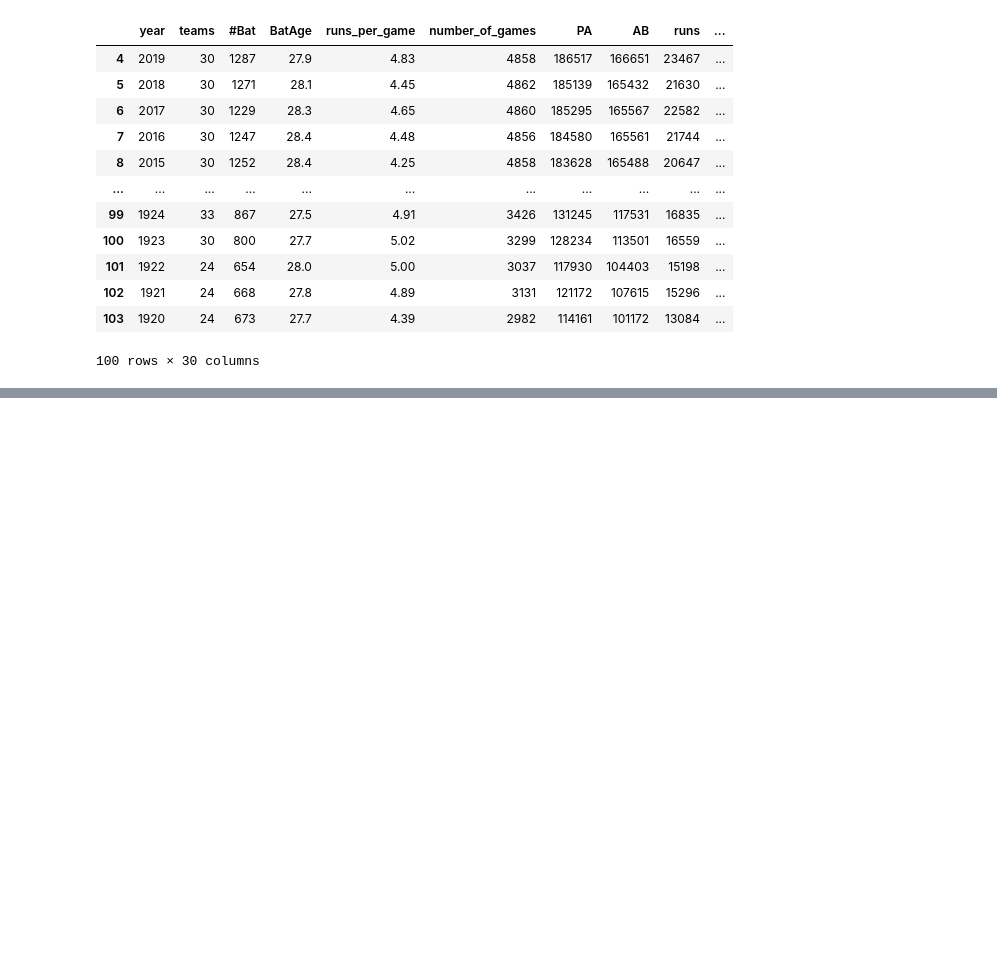
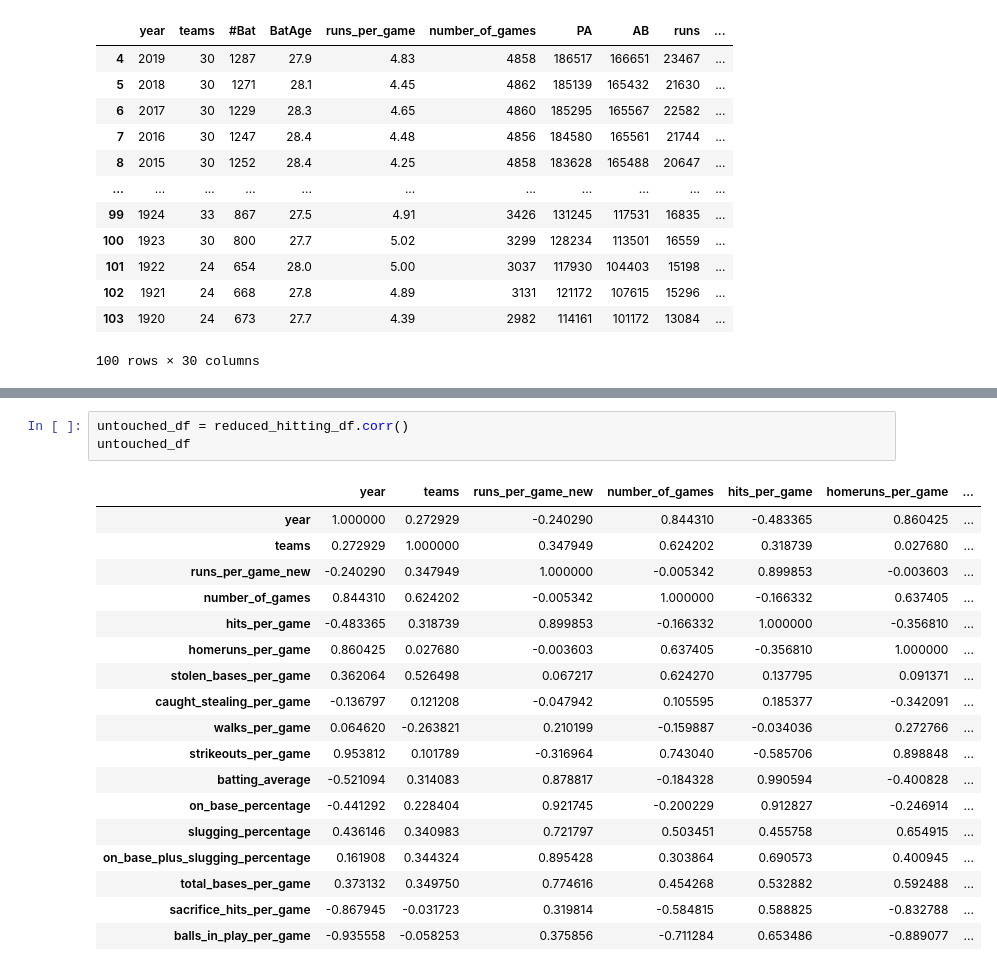
Before and after one commit to digital-buddha42/Baseball-Run-Correlations, a Jupyter notebook: Baseball Project.ipynb, the cells around one changed output, grey strips where cells are left out. Drawn from its saved outputs; the diff is of its cells as text; blank space fills up the shorter version.

```diff
--- a/Baseball Project.ipynb
+++ b/Baseball Project.ipynb
@@ -163,0 +186,22 @@ correlation_df
+# %%
+untouched_df = reduced_hitting_df.corr()
+untouched_df
+# %% [output]
+|  | year | teams | runs_per_game_new | number_of_games | hits_per_game | homeruns_per_game | ... |
+| year | 1.000000 | 0.272929 | -0.240290 | 0.844310 | -0.483365 | 0.860425 | ... |
+| teams | 0.272929 | 1.000000 | 0.347949 | 0.624202 | 0.318739 | 0.027680 | ... |
+| runs_per_game_new | -0.240290 | 0.347949 | 1.000000 | -0.005342 | 0.899853 | -0.003603 | ... |
+| number_of_games | 0.844310 | 0.624202 | -0.005342 | 1.000000 | -0.166332 | 0.637405 | ... |
+| hits_per_game | -0.483365 | 0.318739 | 0.899853 | -0.166332 | 1.000000 | -0.356810 | ... |
+| homeruns_per_game | 0.860425 | 0.027680 | -0.003603 | 0.637405 | -0.356810 | 1.000000 | ... |
+| stolen_bases_per_game | 0.362064 | 0.526498 | 0.067217 | 0.624270 | 0.137795 | 0.091371 | ... |
+| caught_stealing_per_game | -0.136797 | 0.121208 | -0.047942 | 0.105595 | 0.185377 | -0.342091 | ... |
+| walks_per_game | 0.064620 | -0.263821 | 0.210199 | -0.159887 | -0.034036 | 0.272766 | ... |
+| strikeouts_per_game | 0.953812 | 0.101789 | -0.316964 | 0.743040 | -0.585706 | 0.898848 | ... |
+| batting_average | -0.521094 | 0.314083 | 0.878817 | -0.184328 | 0.990594 | -0.400828 | ... |
+| on_base_percentage | -0.441292 | 0.228404 | 0.921745 | -0.200229 | 0.912827 | -0.246914 | ... |
+| slugging_percentage | 0.436146 | 0.340983 | 0.721797 | 0.503451 | 0.455758 | 0.654915 | ... |
+| on_base_plus_slugging_percentage | 0.161908 | 0.344324 | 0.895428 | 0.303864 | 0.690573 | 0.400945 | ... |
+| total_bases_per_game | 0.373132 | 0.349750 | 0.774616 | 0.454268 | 0.532882 | 0.592488 | ... |
+| sacrifice_hits_per_game | -0.867945 | -0.031723 | 0.319814 | -0.584815 | 0.588825 | -0.832788 | ... |
+| balls_in_play_per_game | -0.935558 | -0.058253 | 0.375856 | -0.711284 | 0.653486 | -0.889077 | ... |
```
Also changed, not shown: parts of 6 cells of this notebook.
